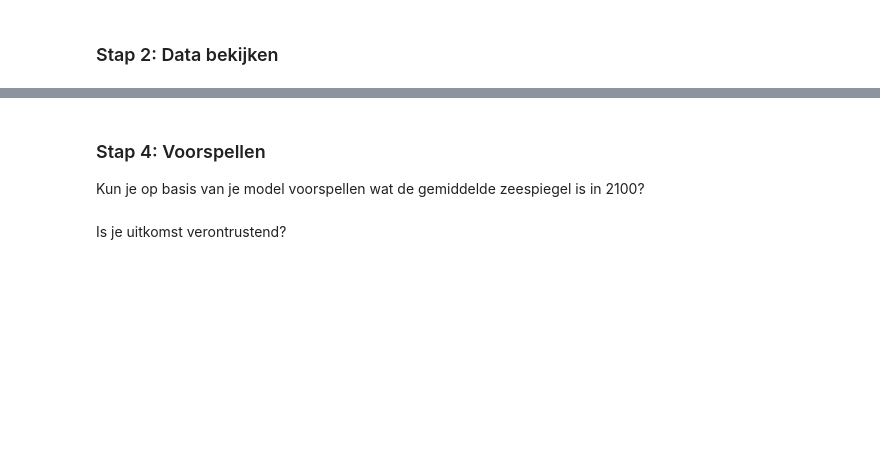
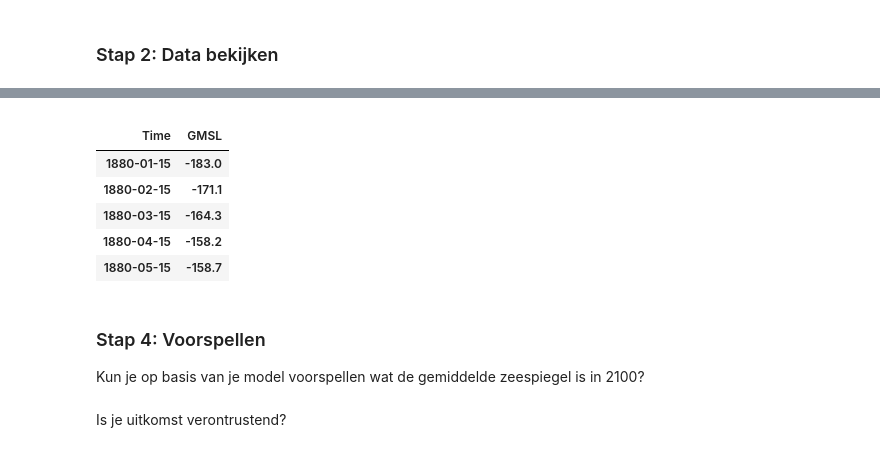
Before and after one commit to Noukem/MakeAIWork, a Jupyter notebook: practica/week3/11. Lineaire regressie/notebooks/regressie-practicum.ipynb, the cells around one changed output, grey strips where cells are left out. Saved outputs shown, nothing was run; the diff lists cells and outputs as text; code cells hidden in the pictures; blank space fills up the shorter version.

```diff
--- a/practica/week3/11. Lineaire regressie/notebooks/regressie-practicum.ipynb
+++ b/practica/week3/11. Lineaire regressie/notebooks/regressie-practicum.ipynb
@@ -40,6 +43,27 @@ dtype: int64
 - Zoom desnoods wat in; neem als range 1 jaar
 
 Bouw op basis van deze inzichten een model.
+# %%
+import matplotlib.pyplot as plt
+import csv
+
+
+
+df = pd.read_csv('../data/sea_levels_2015.csv',
+		header=0,
+		index_col=["Time", "GMSL"],
+		usecols=["Time", "GMSL"],
+				nrows=5)
+
+df
+# %% [output]
+|  |  |
+| Time | GMSL |
+| 1880-01-15 | -183.0 |
+| 1880-02-15 | -171.1 |
+| 1880-03-15 | -164.3 |
+| 1880-04-15 | -158.2 |
+| 1880-05-15 | -158.7 |
 # %%
 # def model(a, b, c, ...):
 #   ...
```
Also changed, not shown: parts of 3 cells of this notebook, 21 other files.
